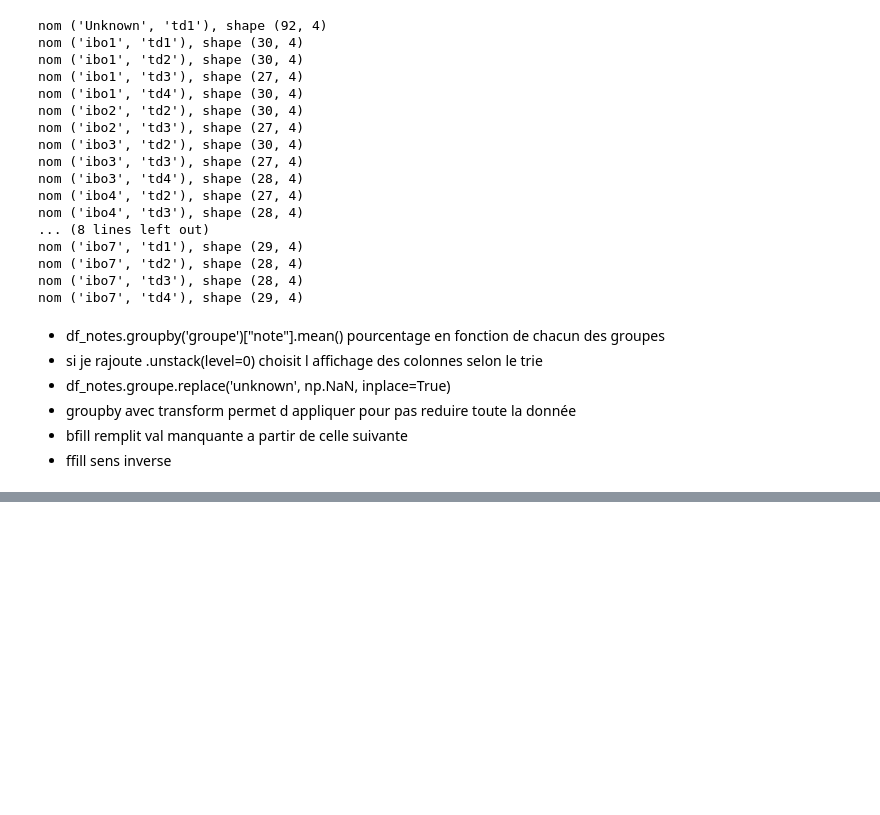
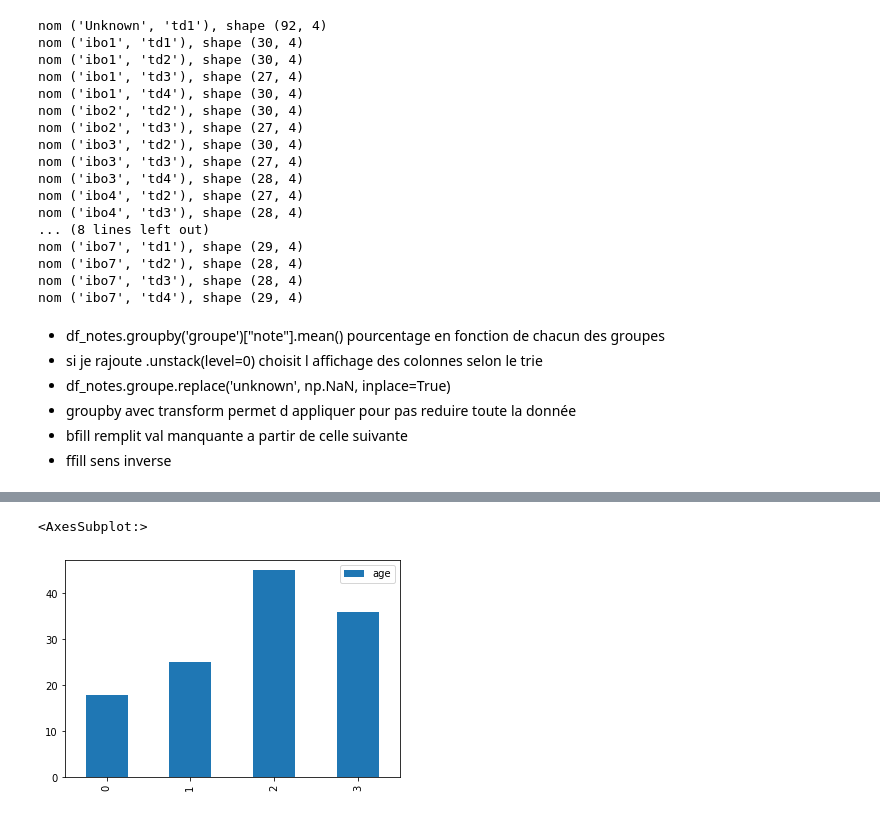
Before and after one commit to LucasLaurens/dataCollect, a Jupyter notebook: Panda.ipynb, the cells around one changed output, grey strips where cells are left out. Cells and saved outputs as stored; diff of their text form; code cells hidden in the pictures; blank space fills up the shorter version.

```diff
--- a/Panda.ipynb
+++ b/Panda.ipynb
@@ -528,0 +564,5 @@ nom ('ibo7', 'td4'), shape (29, 4)
+# %%
+df.plot(kind='bar', stacked=True)
+# %% [output]
+<AxesSubplot:>
+[figure, added]
```
Also changed, not shown: parts of 10 cells of this notebook.
